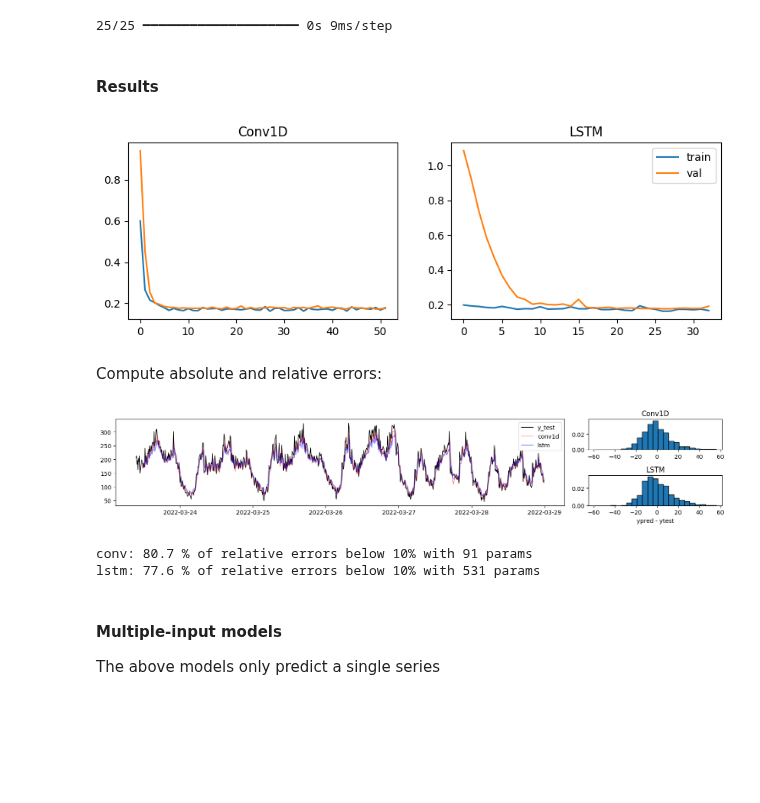
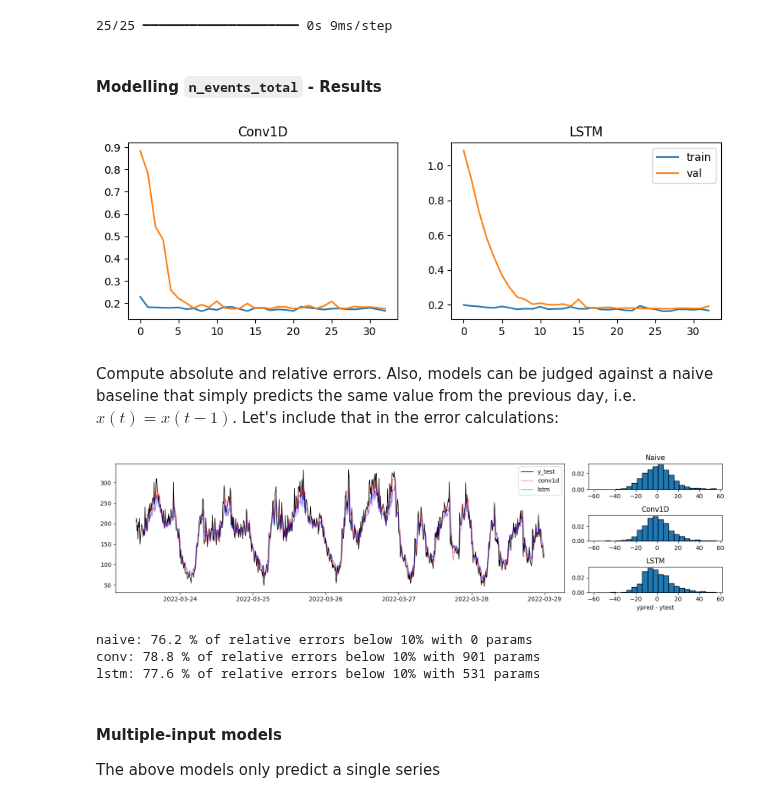
Before and after one commit to robetatis/study_notes_ml, a Jupyter notebook: demand.ipynb, the cells around one changed output. Saved outputs shown, nothing was run; the diff lists cells and outputs as text; code cells hidden in the pictures; blank space fills up the shorter version.

Commit message:
add naive baseline

```diff
--- a/demand.ipynb
+++ b/demand.ipynb
@@ -147,7 +147,7 @@ LABEL_WIDTH = 1
 INPUT_WIDTH = LABEL_WIDTH + (CONV_WIDTH - 1)
 
 conv = tf.keras.Sequential([
-    tf.keras.layers.Conv1D(filters=5, kernel_size=(CONV_WIDTH,)),
+    tf.keras.layers.Conv1D(filters=50, kernel_size=(CONV_WIDTH,)),
     tf.keras.layers.BatchNormalization(),
     tf.keras.layers.Dense(units=1),
 ])
@@ -218,7 +218,7 @@ ypred_lstm = make_ypred(lstm, w_lstm, datasets['train_mean']['n_events_total'],
 # %% [output]
 25/25 ━━━━━━━━━━━━━━━━━━━━ 0s 9ms/step
 # %% [markdown]
-#### **Results**
+#### **Modelling `n_events_total` - Results**
 # %%
 titles = ['Conv1D', 'LSTM']
 histories = [history_conv, history_lstm]
@@ -231,50 +231,66 @@ for i, (title, history) in enumerate(zip(titles, histories)):
 ax[1].legend()
 plt.show()
 # %% [output]
-[figure, old version]
+[figure, new version]
-# %% [markdown]
-Compute absolute and relative errors:
+# %% [markdown]
+Compute absolute and relative errors. Also, models can be judged against a naive baseline that simply predicts the same value from the previous day, i.e. $x(t) = x(t-1)$. Let's include that in the error calculations:
 # %%
 err_abs = dict()
 err_rel = dict()
-ypred = {'conv': ypred_conv, 'lstm': ypred_lstm}
+
+ypred = {
+    'conv': ypred_conv,
+    'lstm': ypred_lstm
+}
 
 for model in ypred.keys():
     err_rel[model] = 100. * (ypred[model] - datasets['test_df_original']['n_events_total'])/datasets['test_df_original']['n_events_total']
     err_abs[model] = ypred[model] - datasets['test_df_original']['n_events_total']
+
+# add ypred for naive baseline model
+ypred_naive = datasets['test_df_original']['n_events_total'][:-1].values
+ytest_naive = datasets['test_df_original']['n_events_total'][1:].values
+ypred['naive'] = ypred_naive
+err_rel['naive'] = 100. * (ypred['naive'] - ytest_naive)/ytest_naive
+err_abs['naive'] = ypred['naive'] - ytest_naive
 # %%
 import matplotlib.gridspec as gridspec
 import numpy as np
 
 bins = np.arange(-59, 60, 5)
-fig = plt.figure(figsize=(15, 3))
-gs = gridspec.GridSpec(2, 4)
+fig = plt.figure(figsize=(15, 4))
+gs = gridspec.GridSpec(3, 4)
 
 ax1 = fig.add_subplot(gs[:, :3])
 ax1.plot(datasets['test_timestamps'], datasets['test_df_original']['n_events_total'], linewidth=1, color='black', label='y_test')
 ax1.plot(datasets['test_timestamps'], ypred_conv, linewidth=1, color='red', alpha=0.5, label=f'conv1d')
 ax1.plot(datasets['test_timestamps'], ypred_lstm, linewidth=1, color='blue', alpha=0.5, label=f'lstm')
 ax1.legend(loc=1)
 ax2 = fig.add_subplot(gs[0, 3:])
-ax2.set_title('Conv1D')
-ax2.hist(err_rel['conv'], edgecolor='black', bins=bins, density=True)
+ax2.set_title('Naive')
+ax2.hist(err_rel['naive'], edgecolor='black', bins=bins, density=True)
 ax3 = fig.add_subplot(gs[1, 3:])
-ax3.set_title('LSTM')
-ax3.hist(err_rel['lstm'], edgecolor='black', bins=bins, density=True)
-ax3.set_xlabel('ypred - ytest')
+ax3.set_title('Conv1D')
+ax3.hist(err_rel['conv'], edgecolor='black', bins=bins, density=True)
+ax4 = fig.add_subplot(gs[2, 3:])
+ax4.set_title('LSTM')
+ax4.hist(err_rel['lstm'], edgecolor='black', bins=bins, density=True)
+ax4.set_xlabel('ypred - ytest')
 plt.tight_layout()
 plt.show()
 # %% [output]
-[figure, old version]
+[figure, new version]
 # %%
 perc_rel_errors_below_10 = dict()
+perc_rel_errors_below_10['naive'] = 100.*err_rel['naive'][err_rel['naive'] <= 10].size/err_rel['naive'].size
 perc_rel_errors_below_10['conv'] = 100.*err_rel['conv'][err_rel['conv'] <= 10].size/err_rel['conv'].size
 perc_rel_errors_below_10['lstm'] = 100.*err_rel['lstm'][err_rel['lstm'] <= 10].size/err_rel['lstm'].size
 
 for model in perc_rel_errors_below_10.keys():
-    print(f'{model}: {perc_rel_errors_below_10[model]:.1f} % of relative errors below 10% with {globals()[model].count_params()} params')
+    print(f'{model}: {perc_rel_errors_below_10[model]:.1f} % of relative errors below 10% with {0 if model=='naive'  else globals()[model].count_params()} params')
 # %% [output]
-conv: 80.7 % of relative errors below 10% with 91 params
+naive: 76.2 % of relative errors below 10% with 0 params
+conv: 78.8 % of relative errors below 10% with 901 params
 lstm: 77.6 % of relative errors below 10% with 531 params
 # %% [markdown]
 #### **Multiple-input models**
```
Also changed, not shown: parts of 7 cells of this notebook, 1 other file.
